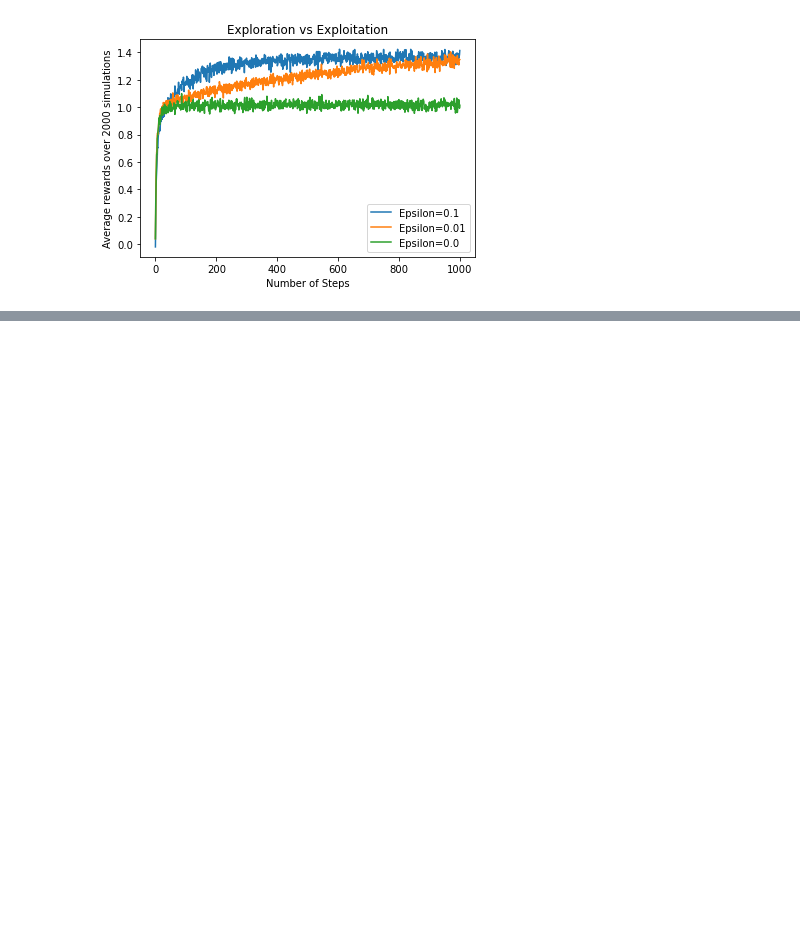
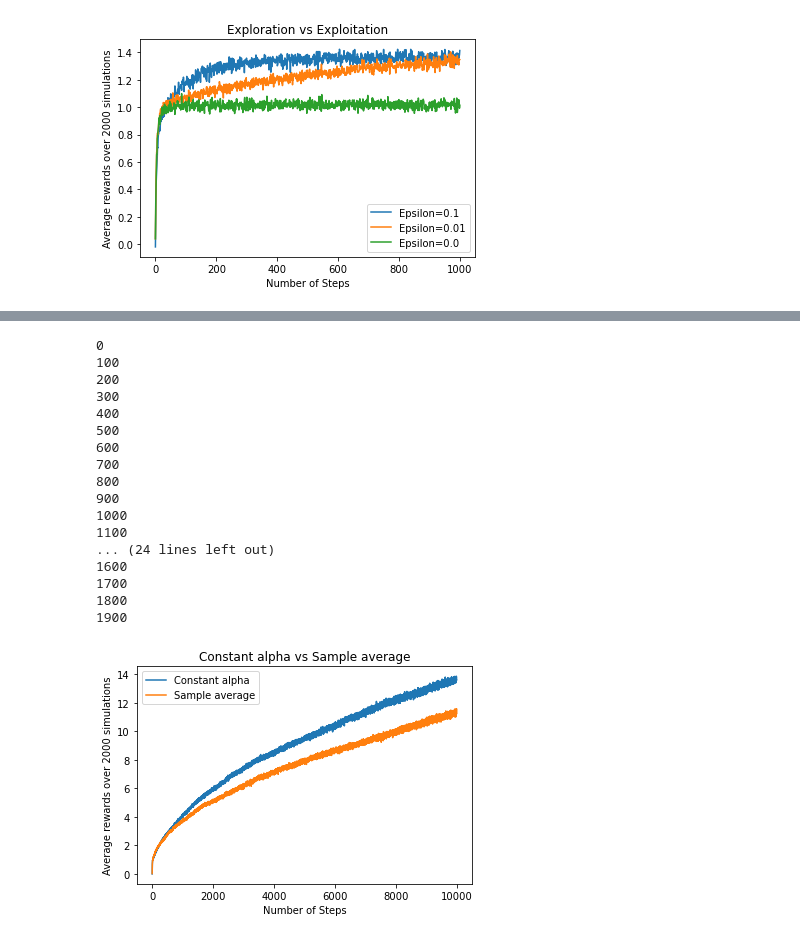
Before and after one commit to Qbiwan/MultiArmBandit, a Jupyter notebook: MultiArmBandit.ipynb, the cells around one changed output, grey strips where cells are left out. Cells and saved outputs as stored; diff of their text form; code cells hidden in the pictures; blank space fills up the shorter version.

```diff
--- a/MultiArmBandit.ipynb
+++ b/MultiArmBandit.ipynb
@@ -91,0 +148,31 @@ for eps in epsilons:
+# %%
+f, ax = plt.subplots()
+eps = 0.1
+constant_alphas = [True, False]
+for constant_alpha in constant_alphas:
+    sim = Simulation(epsilon=eps,num_sim = 2000,num_pull=10000, constant_alpha=constant_alpha)
+    historical_average = sim.run()
+    ax.plot(historical_average)c
+    plt.title("Constant alpha vs Sample average")
+    plt.xlabel("Number of Steps")
+    plt.ylabel("Average rewards over 2000 simulations")
+    plt.legend(("Constant alpha","Sample average"))
+# %% [output]
+0
+100
+200
+300
+400
+500
+600
+700
+800
+900
+1000
+1100
+... (24 lines left out)
+1600
+1700
+1800
+1900
+[figure, added]
```
Also changed, not shown: parts of 4 cells of this notebook, 3 other files.
